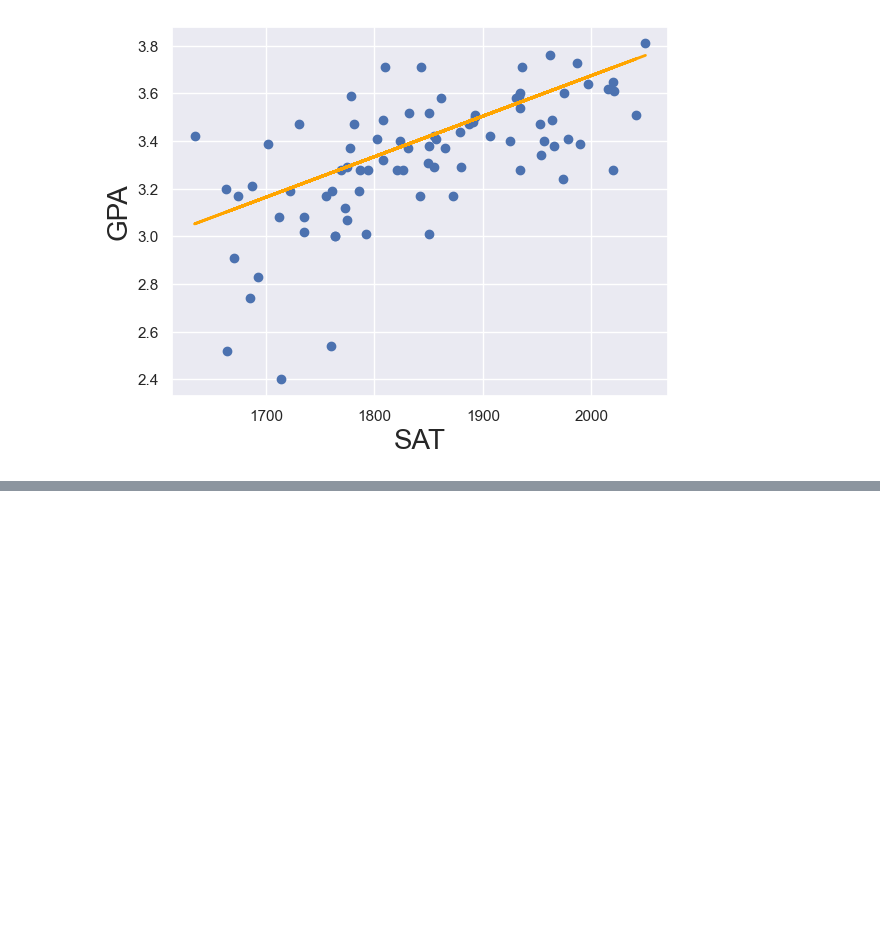
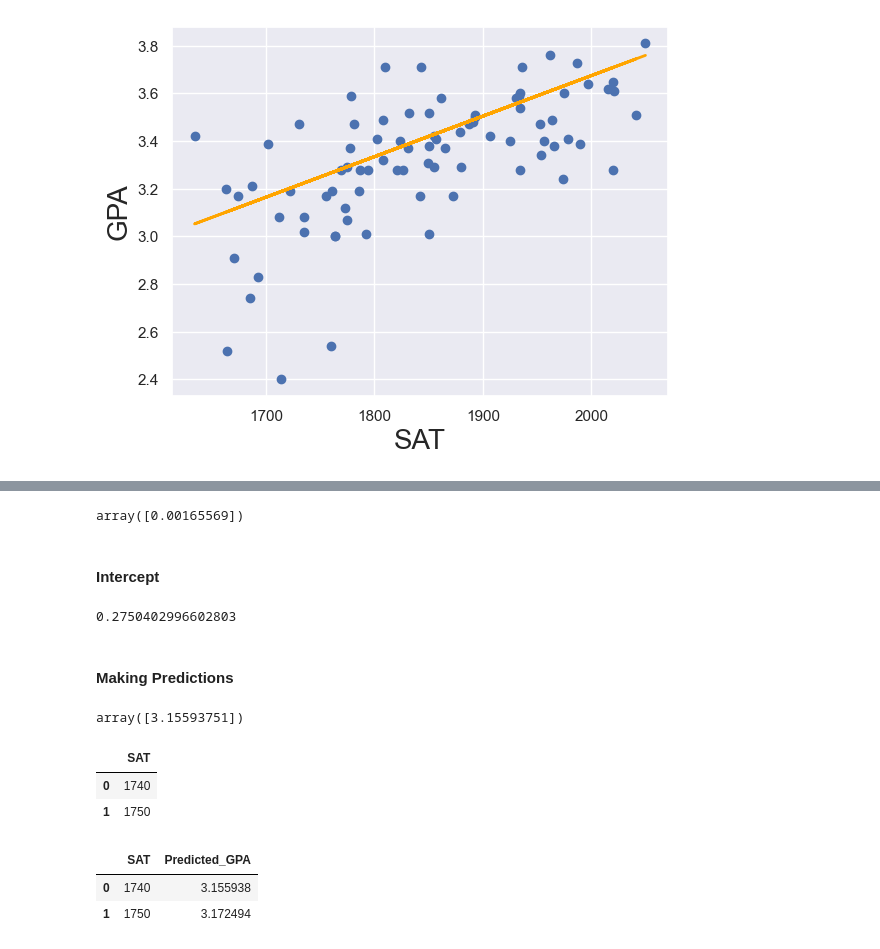
Before and after one commit to memphis95/Machine-Learning-Developer, a Jupyter notebook: 365Datascience/Machine Learning/1. Linear Regression/1. linear Regression.ipynb, the cells around one changed output, grey strips where cells are left out. Cells and saved outputs as stored; diff of their text form; code cells hidden in the pictures; blank space fills up the shorter version.

```diff
--- a/365Datascience/Machine Learning/1. Linear Regression/linear Regression.ipynb
+++ b/365Datascience/Machine Learning/1. Linear Regression/1. linear Regression.ipynb
@@ -106,0 +170,32 @@ plt.show()
+# %%
+reg.coef_
+# %% [output]
+array([0.00165569])
+# %% [markdown]
+#### Intercept
+# %%
+reg.intercept_
+# %% [output]
+0.2750402996602803
+# %% [markdown]
+#### Making Predictions
+# %%
+x_test = [[1740]]
+reg.predict(x_test)
+# %% [output]
+array([3.15593751])
+# %%
+new_data = pd.DataFrame(data=[1740,1750], columns =['SAT'])
+new_data
+# %% [output]
+|  | SAT |
+| 0 | 1740 |
+| 1 | 1750 |
+# %%
+new_data['Predicted_GPA'] = reg.predict(new_data)
+# %%
+new_data
+# %% [output]
+|  | SAT | Predicted_GPA |
+| 0 | 1740 | 3.155938 |
+| 1 | 1750 | 3.172494 |
```
Also changed, not shown: parts of 19 cells of this notebook, 10 other files.
